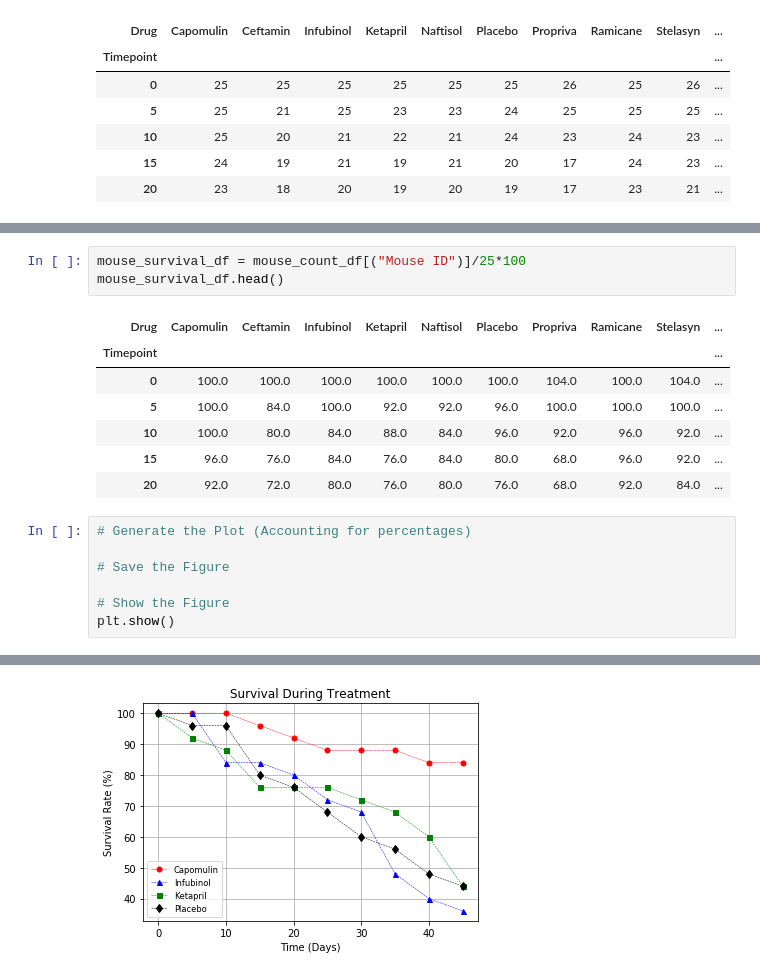
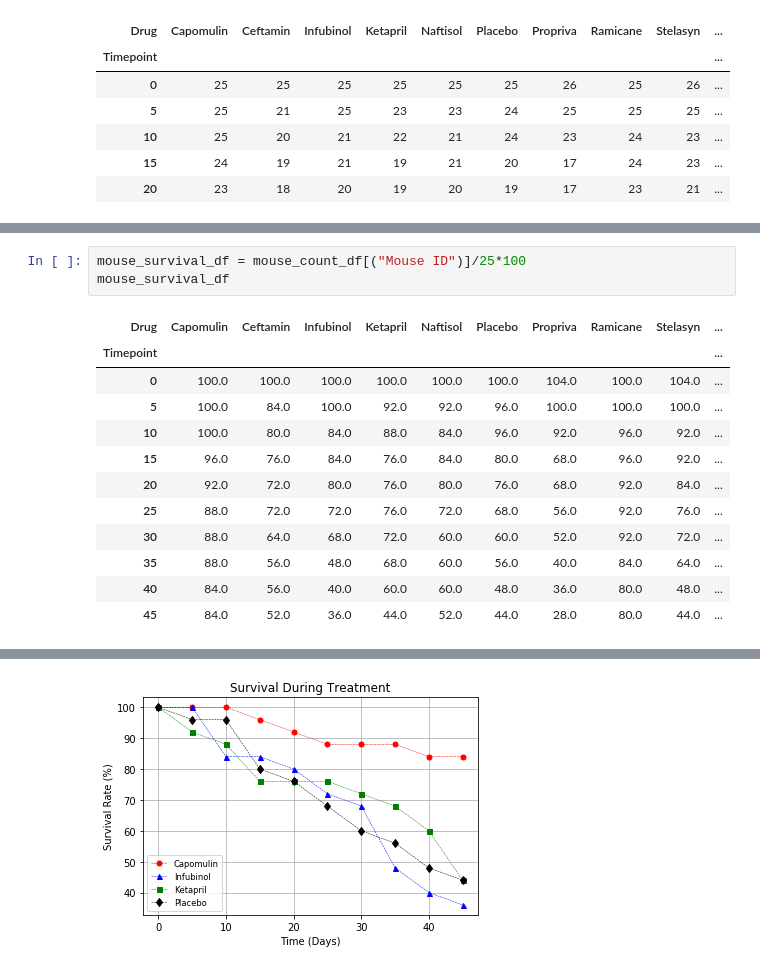
Before and after one commit to bradmendolla/Pymaceuticals, a Jupyter notebook: Pymaceuticals/Pymaceuticals.ipynb, the cells around one changed output, grey strips where cells are left out. Cells and saved outputs as stored; diff of their text form.

```diff
--- a/Pymaceuticals/Pymaceuticals.ipynb
+++ b/Pymaceuticals/Pymaceuticals.ipynb
@@ -281,18 +305,16 @@ mouse_count_df[("Mouse ID")].head()
 # %%
 mouse_survival_df = mouse_count_df[("Mouse ID")]/25*100
-mouse_survival_df.head()
+mouse_survival_df
 # %% [output]
 | Drug | Capomulin | Ceftamin | Infubinol | Ketapril | Naftisol | Placebo | Propriva | Ramicane | Stelasyn | ... |
 | Timepoint |  |  |  |  |  |  |  |  |  | ... |
 | 0 | 100.0 | 100.0 | 100.0 | 100.0 | 100.0 | 100.0 | 104.0 | 100.0 | 104.0 | ... |
 | 5 | 100.0 | 84.0 | 100.0 | 92.0 | 92.0 | 96.0 | 100.0 | 100.0 | 100.0 | ... |
 | 10 | 100.0 | 80.0 | 84.0 | 88.0 | 84.0 | 96.0 | 92.0 | 96.0 | 92.0 | ... |
 | 15 | 96.0 | 76.0 | 84.0 | 76.0 | 84.0 | 80.0 | 68.0 | 96.0 | 92.0 | ... |
 | 20 | 92.0 | 72.0 | 80.0 | 76.0 | 80.0 | 76.0 | 68.0 | 92.0 | 84.0 | ... |
+| 25 | 88.0 | 72.0 | 72.0 | 76.0 | 72.0 | 68.0 | 56.0 | 92.0 | 76.0 | ... |
+| 30 | 88.0 | 64.0 | 68.0 | 72.0 | 60.0 | 60.0 | 52.0 | 92.0 | 72.0 | ... |
+| 35 | 88.0 | 56.0 | 48.0 | 68.0 | 60.0 | 56.0 | 40.0 | 84.0 | 64.0 | ... |
+| 40 | 84.0 | 56.0 | 40.0 | 60.0 | 60.0 | 48.0 | 36.0 | 80.0 | 48.0 | ... |
+| 45 | 84.0 | 52.0 | 36.0 | 44.0 | 52.0 | 44.0 | 28.0 | 80.0 | 44.0 | ... |
-# %%
-# Generate the Plot (Accounting for percentages)
-
-# Save the Figure
-
-# Show the Figure
-plt.show()
```
Also changed, not shown: parts of 12 cells of this notebook, 6 other files.
